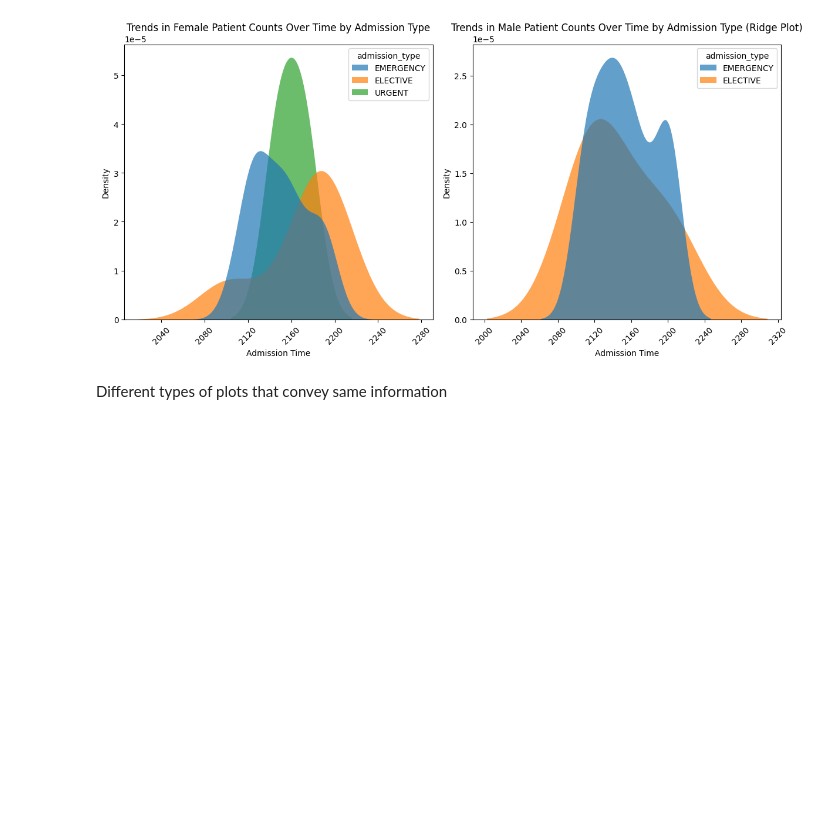
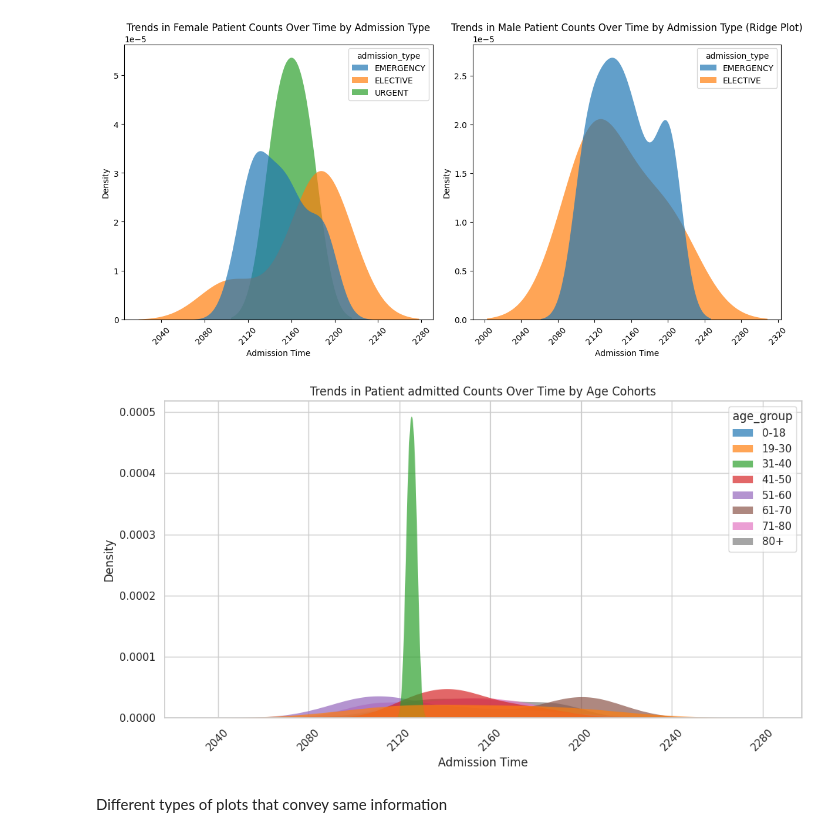
Before and after one commit to mohsinimam/AIinHealth, a Jupyter notebook: MohsinVisualizationHW.ipynb, the cells around one changed output. Saved outputs shown, nothing was run; the diff lists cells and outputs as text; code cells hidden in the pictures; blank space fills up the shorter version.

```diff
--- a/MohsinVisualizationHW.ipynb
+++ b/MohsinVisualizationHW.ipynb
@@ -453,6 +441,19 @@ plt.tight_layout()
 plt.show()
 # %% [output]
 [figure]
+# %%
+# Create separate Ridge Plots for all patients by age group ot show admission time density
+plt.figure(figsize=(12, 6))
+
+sns.kdeplot(data=merged_data, x='admittime', hue='age_group', fill=True, common_norm=False, palette='tab10', alpha=0.7, linewidth=0)
+plt.xlabel('Admission Time')
+plt.ylabel('Density')
+plt.title('Trends in Patient admitted Counts Over Time by Age Cohorts')
+plt.xticks(rotation=45)
+
+plt.show()
+# %% [output]
+[figure, added]
 # %% [markdown]
 Different types of plots that convey same information
 # %%
```
Also changed, not shown: parts of 13 cells of this notebook.
